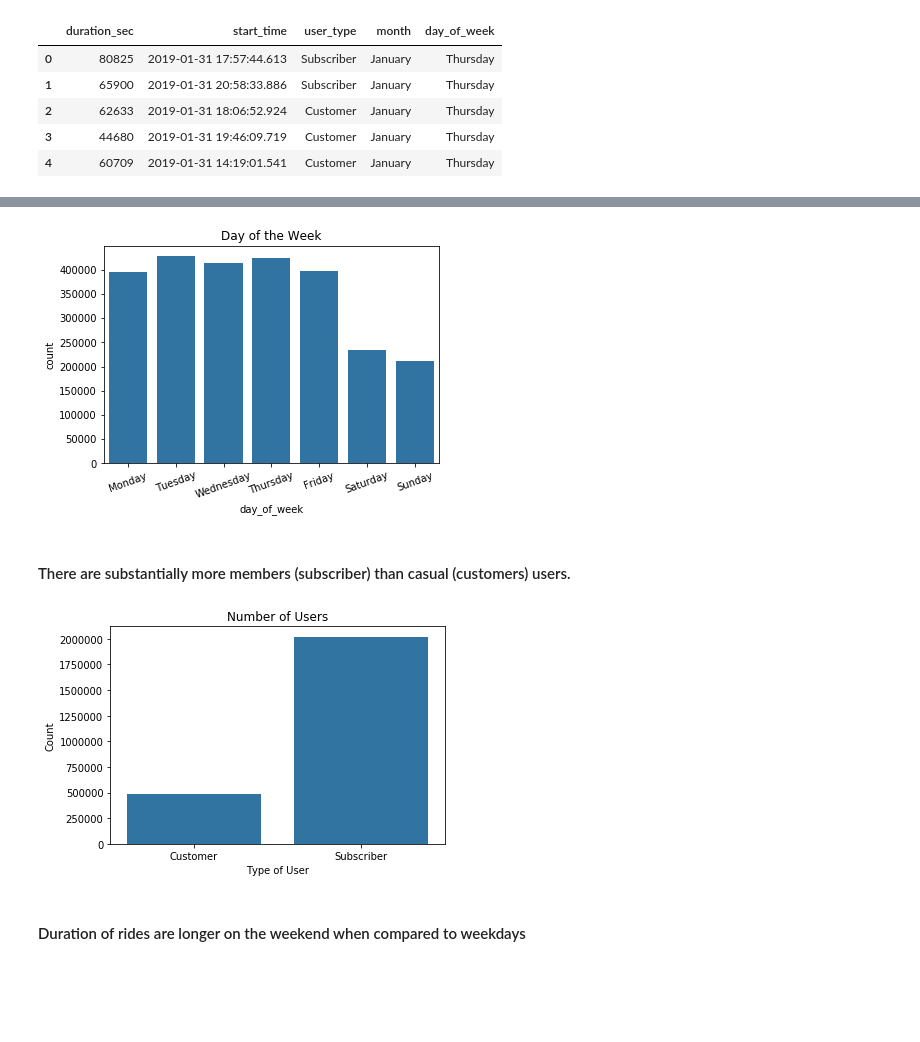
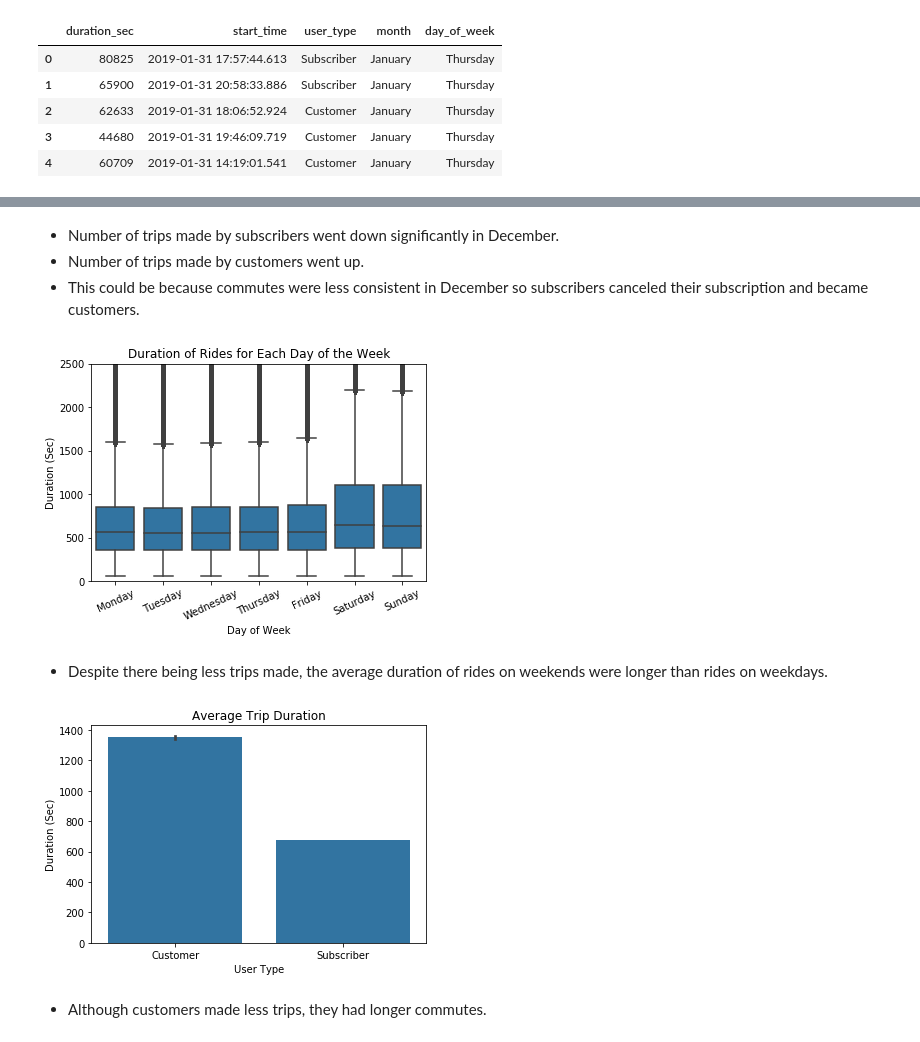
Before and after one commit to schoolkidrich/bike_ridership_sf, a Jupyter notebook: bike_ridership_sf.ipynb, the cells around one changed output, grey strips where cells are left out. Drawn from its saved outputs; the diff is of its cells as text; code cells hidden in the pictures; blank space fills up the shorter version.

```diff
--- a/bike_ridership_sf.ipynb
+++ b/bike_ridership_sf.ipynb
@@ -133,18 +171,24 @@ plt.xticks(rotation = 30);
+# %% [markdown]
+- Number of trips made by subscribers went down significantly in December.
+- Number of trips made by customers went up.
+- This could be because commutes were less consistent in December so subscribers canceled their subscription and became customers.
 # %%
-sb.countplot(data = df, x = 'day_of_week',color = base_color)
-plt.title('Day of the Week')
-plt.xticks(rotation = 20);
+sb.boxplot(data = df, x = 'day_of_week', y = 'duration_sec', color = base_color)
+plt.title('Duration of Rides for Each Day of the Week')
+plt.xlabel('Day of Week')
+plt.ylabel('Duration (Sec)')
+plt.xticks(rotation = 25)
+plt.ylim(0,2500);
 # %% [output]
-[figure, old version]
+[figure, new version]
-# %% [markdown]
-#### There are substantially more members (subscriber) than casual (customers) users.
+# %% [markdown]
+- Despite there being less trips made, the average duration of rides on weekends were longer than rides on weekdays.
 # %%
-base_color = sb.color_palette()[0]
-sb.countplot(data = df, x = 'user_type', color = base_color)
-plt.title('Number of Users')
-plt.xlabel("Type of User")
-plt.ylabel('Count');
+sb.barplot(data = df, x = 'user_type', y = 'duration_sec', color = base_color)
+plt.title('Average Trip Duration')
+plt.ylabel('Duration (Sec)')
+plt.xlabel('User Type');
 # %% [output]
-[figure, old version]
+[figure, new version]
-# %% [markdown]
-#### Duration of rides are longer on the weekend when compared to weekdays
+# %% [markdown]
+- Although customers made less trips, they had longer commutes.
```
Also changed, not shown: parts of 20 cells of this notebook.
